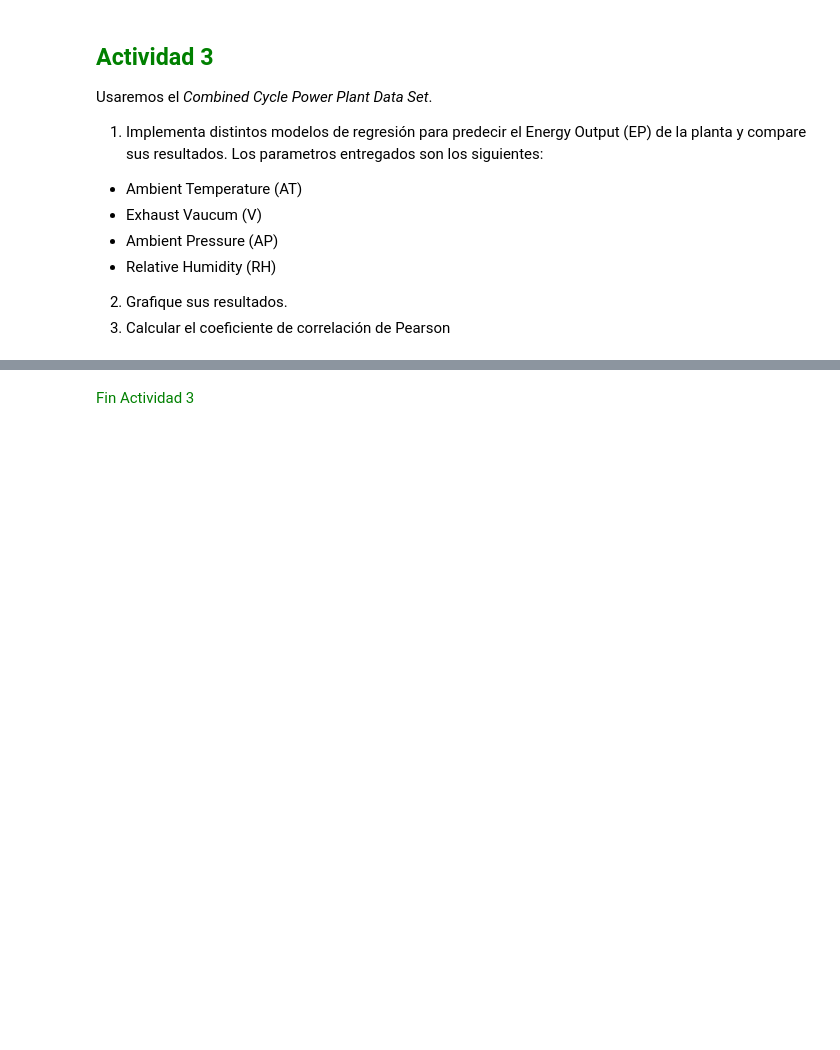
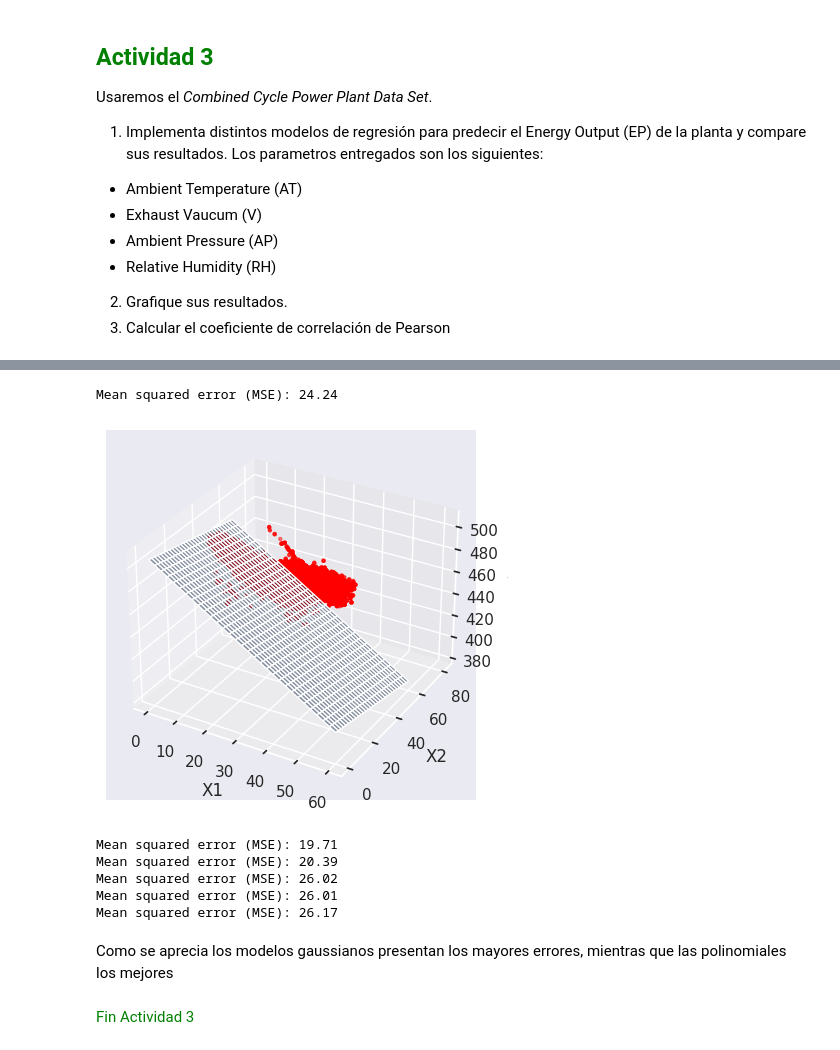
Before and after one commit to BenjaminAleRamosT/MachineLearning, a Jupyter notebook: RegresionLineal/SL04-Regresion_lineal(1).ipynb, the cells around one changed output, grey strips where cells are left out. Cells and saved outputs as stored; diff of their text form; code cells hidden in the pictures; blank space fills up the shorter version.

```diff
--- a/RegresionLineal/SL04-Regresion_lineal(1).ipynb
+++ b/RegresionLineal/SL04-Regresion_lineal(1).ipynb
@@ -424,3 +423,82 @@ Mounted at /content/drive
+# %%
+def graph_model(model):
+  fig = plt.figure()
+  ax = fig.add_subplot(111, projection='3d')
+  ax.scatter(X_train[:,0], X_train[:,1], y_train, marker='.', color='red')
+  ax.set_xlabel("X1")
+  ax.set_ylabel("X2")
+  ax.set_zlabel("y")
+  coefs = model.coef_
+  intercept = model.intercept_
+  xs = np.tile(np.arange(61), (61,1))
+  ys = np.tile(np.arange(61), (61,1)).T
+  zs = xs*coefs[0]+ys*coefs[1]+intercept
+  ax.plot_surface(xs,ys,zs, alpha=0.5)
+  plt.show()
+# %%
+
+#lineal
+model = LinearRegression(fit_intercept=True)
+model.fit(X_train[:,0:2], y_train)
+
+y_pred = model.predict(X_test[:,0:2])
+print("Mean squared error (MSE): %.2f"
+      % mean_squared_error(y_test, y_pred))
+graph_model(model)
+
+#polynomial
+model = make_pipeline(PolynomialFeatures(7), LinearRegression())
+model.fit(X_train[:,0:2], y_train)
+
+y_pred = model.predict(X_test[:,0:2])
+print("Mean squared error (MSE): %.2f"
+      % mean_squared_error(y_test, y_pred))
+
+
+#polynomial lasso
+model = make_pipeline(PolynomialFeatures(7),  Lasso(alpha=0.001))
+model.fit(X_train[:,0:2], y_train)
+
+y_pred = model.predict(X_test[:,0:2])
+print("Mean squared error (MSE): %.2f"
+      % mean_squared_error(y_test, y_pred))
+
+
+#gaussiana
+model = make_pipeline(GaussianFeatures(5), LinearRegression())
+model.fit(X_train[:,0:2], y_train)
+
+y_pred = model.predict(X_test[:,0:2])
+print("Mean squared error (MSE): %.2f"
+      % mean_squared_error(y_test, y_pred))
+
+
+#gaussiana ridge
+model = make_pipeline(GaussianFeatures(5), Ridge(alpha=0.001))
+model.fit(X_train[:,0:2], y_train)
+
+y_pred = model.predict(X_test[:,0:2])
+print("Mean squared error (MSE): %.2f"
+      % mean_squared_error(y_test, y_pred))
+
+
+#gaussiana lasso
+model = make_pipeline(GaussianFeatures(5), Lasso(alpha=0.0001))
+model.fit(X_train[:,0:2], y_train)
+
+y_pred = model.predict(X_test[:,0:2])
+print("Mean squared error (MSE): %.2f"
+      % mean_squared_error(y_test, y_pred))
+# %% [output]
+Mean squared error (MSE): 24.24
+[figure, added]
+Mean squared error (MSE): 19.71
+Mean squared error (MSE): 20.39
+Mean squared error (MSE): 26.02
+Mean squared error (MSE): 26.01
+Mean squared error (MSE): 26.17
+# %% [markdown]
+Como se aprecia los modelos gaussianos presentan los mayores errores, mientras que las polinomiales los mejores
 # %% [markdown]
 <font color='green'>Fin Actividad 3</font>
 # %% [markdown]
```
Also changed, not shown: parts of 11 cells of this notebook.
